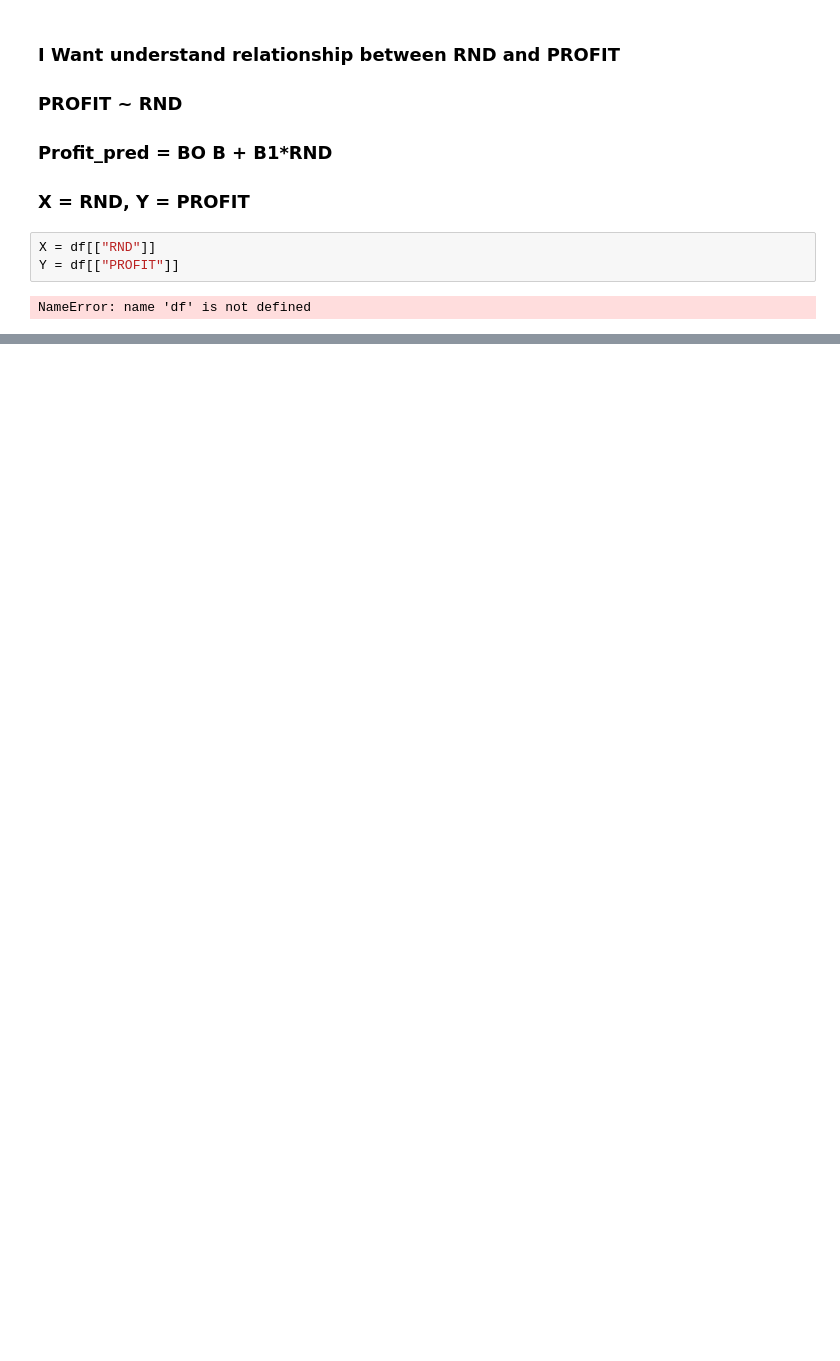
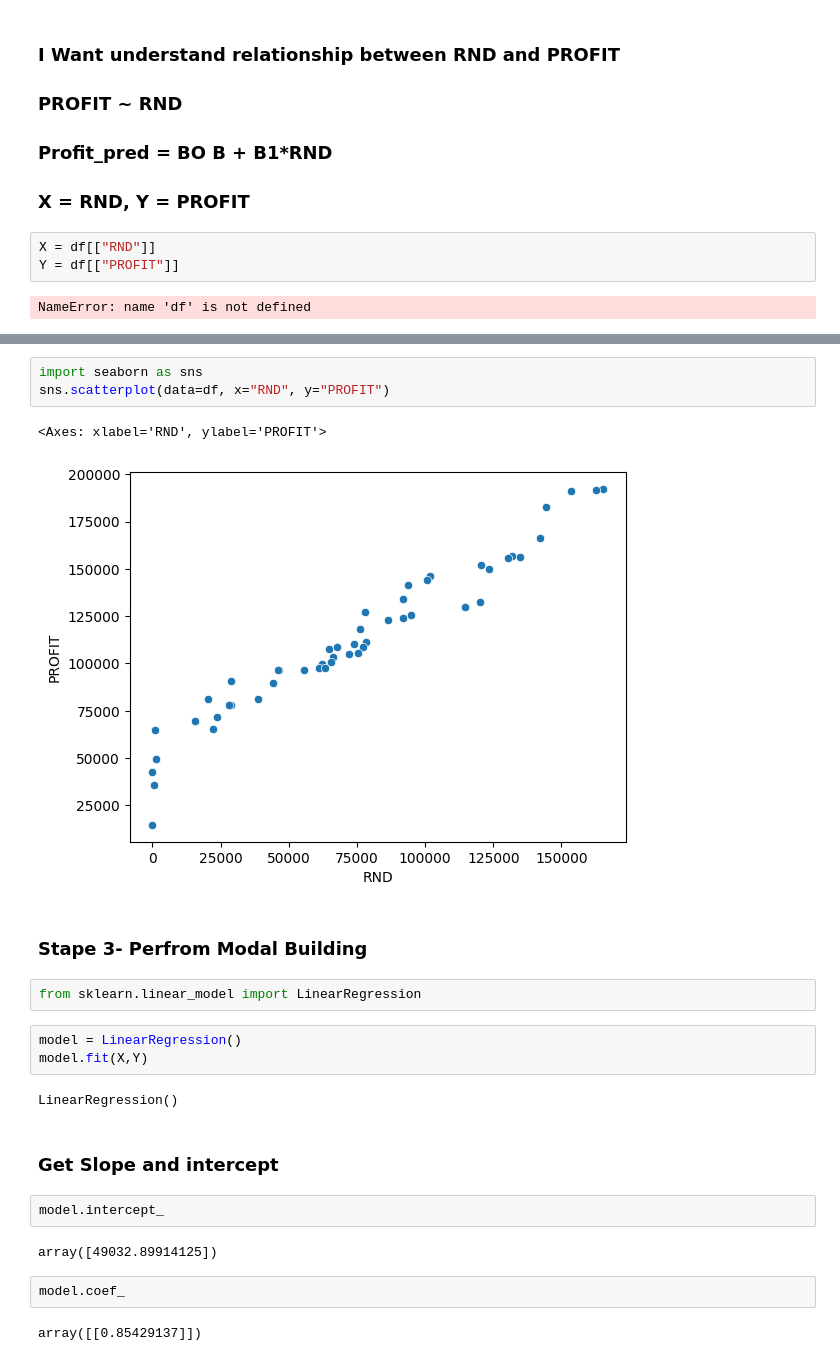
Before and after one commit to Telange/ML-Ravet-5-7-Tue-Wed, a Jupyter notebook: 1 Simple Linear Regression/SLR.ipynb, the cells around one changed output, grey strips where cells are left out. Saved outputs shown, nothing was run; the diff lists cells and outputs as text; blank space fills up the shorter version.

Commit message:
linear regression

```diff
--- a/1 Simple Linear Regression/SLR.ipynb
+++ b/1 Simple Linear Regression/SLR.ipynb
@@ -26,0 +45,25 @@ NameError: name 'df' is not defined
+# %%
+import seaborn as sns
+sns.scatterplot(data=df, x="RND", y="PROFIT")
+# %% [output]
+<Axes: xlabel='RND', ylabel='PROFIT'>
+[figure, added]
+# %% [markdown]
+### Stape 3- Perfrom Modal Building
+# %%
+from sklearn.linear_model import LinearRegression
+# %%
+model = LinearRegression()
+model.fit(X,Y)
+# %% [output]
+LinearRegression()
+# %% [markdown]
+### Get Slope and intercept
+# %%
+model.intercept_
+# %% [output]
+array([49032.89914125])
+# %%
+model.coef_
+# %% [output]
+array([[0.85429137]])
```
Also changed, not shown: parts of 22 cells of this notebook, 5 other files.
